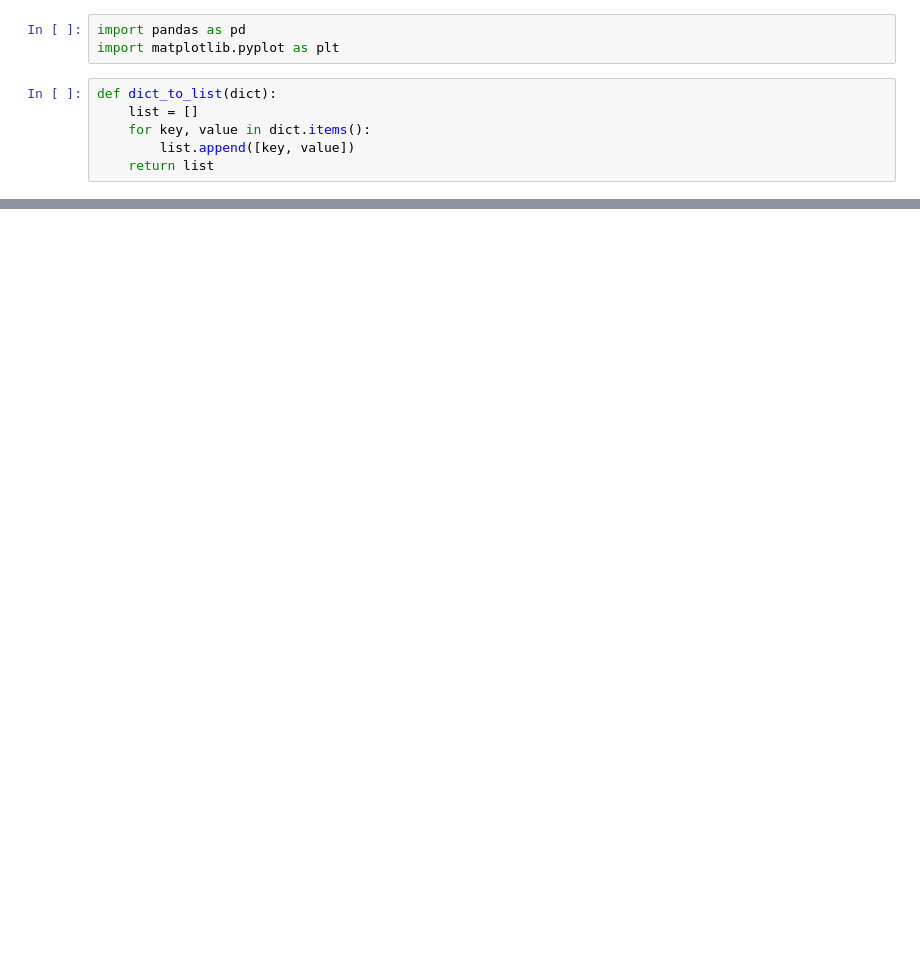
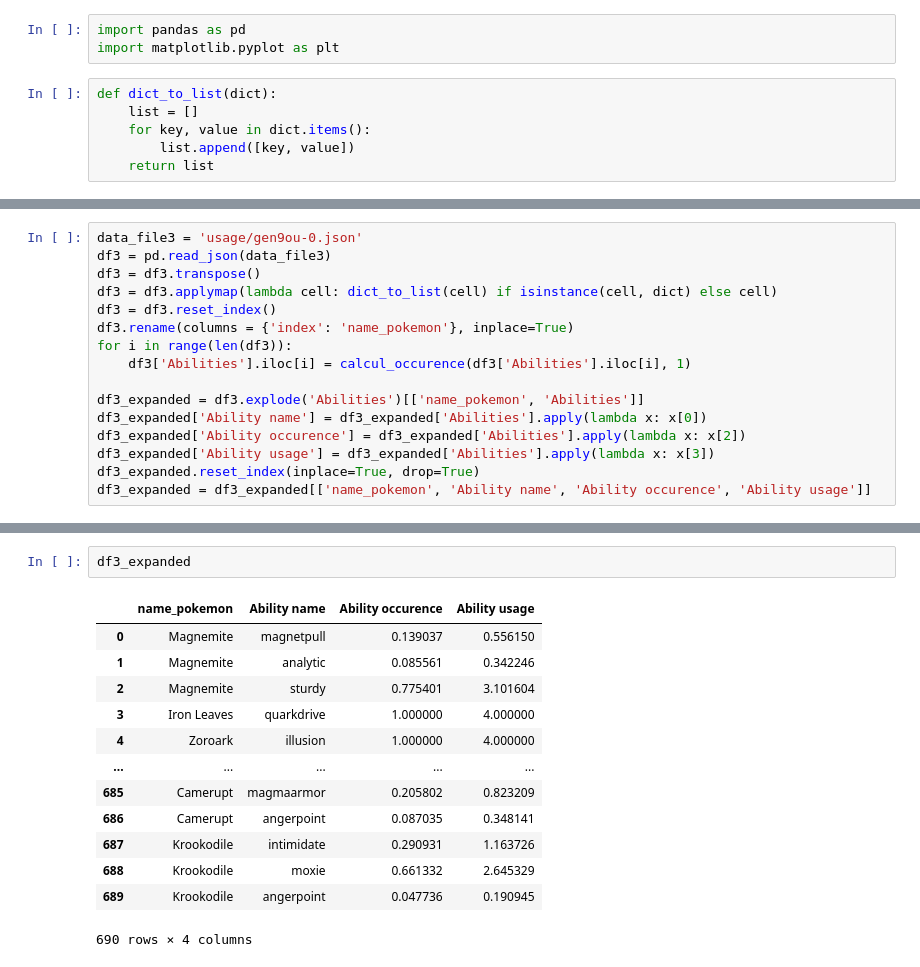
Before and after one commit to ErwannE/STNUM_pkmn, a Jupyter notebook: analysis.ipynb, the cells around one changed output, grey strips where cells are left out. Cells and saved outputs as stored; diff of their text form; blank space fills up the shorter version.

```diff
--- a/analysis.ipynb
+++ b/analysis.ipynb
@@ -58,0 +121,16 @@ AttributeError: 'list' object has no attribute 'items'
+# %%
+data_file3 = 'usage/gen9ou-0.json'
+df3 = pd.read_json(data_file3)
+df3 = df3.transpose()
+df3 = df3.applymap(lambda cell: dict_to_list(cell) if isinstance(cell, dict) else cell)
+df3 = df3.reset_index()
+df3.rename(columns = {'index': 'name_pokemon'}, inplace=True)
+for i in range(len(df3)):
+    df3['Abilities'].iloc[i] = calcul_occurence(df3['Abilities'].iloc[i], 1)
+
+df3_expanded = df3.explode('Abilities')[['name_pokemon', 'Abilities']]
+df3_expanded['Ability name'] = df3_expanded['Abilities'].apply(lambda x: x[0])
+df3_expanded['Ability occurence'] = df3_expanded['Abilities'].apply(lambda x: x[2])
+df3_expanded['Ability usage'] = df3_expanded['Abilities'].apply(lambda x: x[3])
+df3_expanded.reset_index(inplace=True, drop=True)
+df3_expanded = df3_expanded[['name_pokemon', 'Ability name', 'Ability occurence', 'Ability usage']]
@@ -58,0 +155,16 @@ AttributeError: 'list' object has no attribute 'items'
+# %%
+df3_expanded
+# %% [output]
+|  | name_pokemon | Ability name | Ability occurence | Ability usage |
+| 0 | Magnemite | magnetpull | 0.139037 | 0.556150 |
+| 1 | Magnemite | analytic | 0.085561 | 0.342246 |
+| 2 | Magnemite | sturdy | 0.775401 | 3.101604 |
+| 3 | Iron Leaves | quarkdrive | 1.000000 | 4.000000 |
+| 4 | Zoroark | illusion | 1.000000 | 4.000000 |
+| ... | ... | ... | ... | ... |
+| 685 | Camerupt | magmaarmor | 0.205802 | 0.823209 |
+| 686 | Camerupt | angerpoint | 0.087035 | 0.348141 |
+| 687 | Krookodile | intimidate | 0.290931 | 1.163726 |
+| 688 | Krookodile | moxie | 0.661332 | 2.645329 |
+| 689 | Krookodile | angerpoint | 0.047736 | 0.190945 |
+690 rows × 4 columns
```
Also changed, not shown: parts of 15 cells of this notebook, 1 other file.
